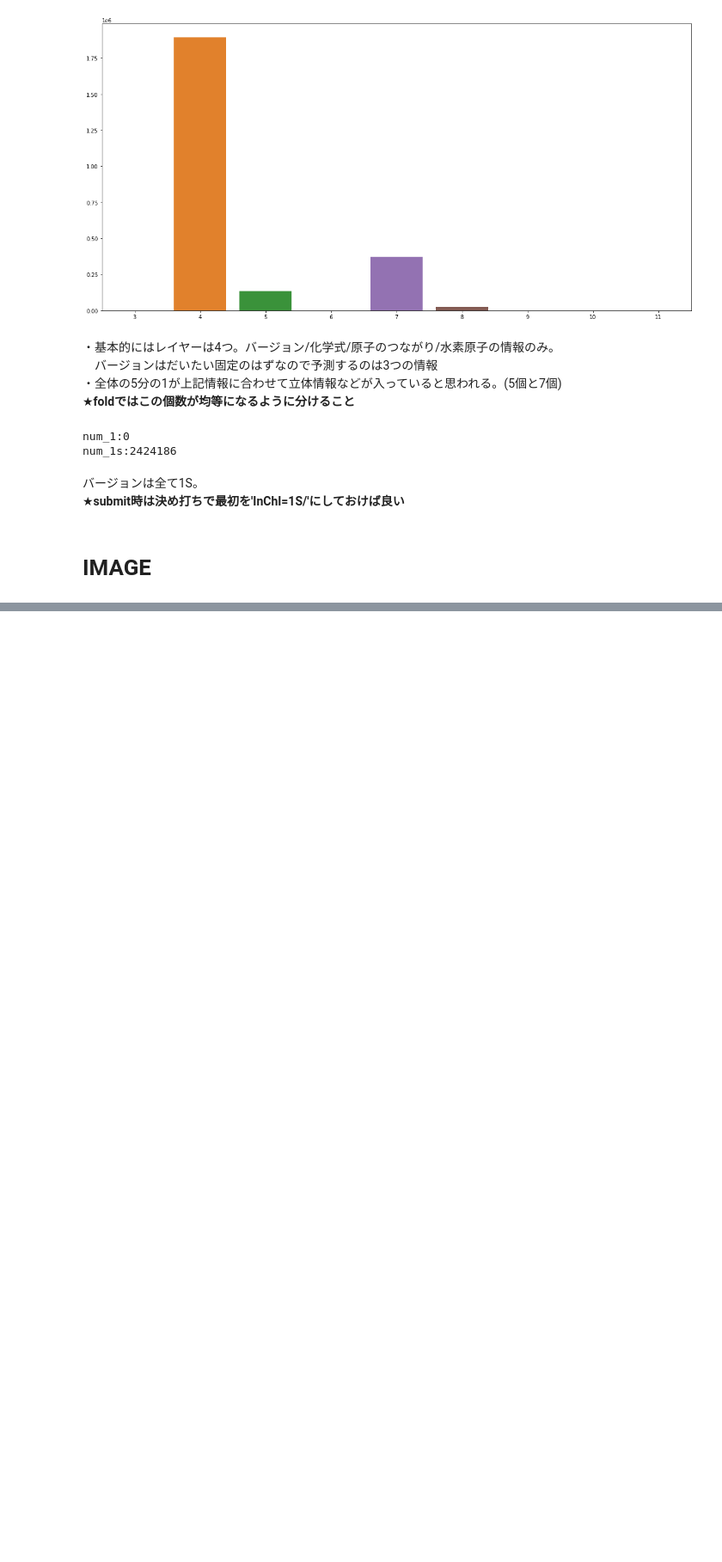
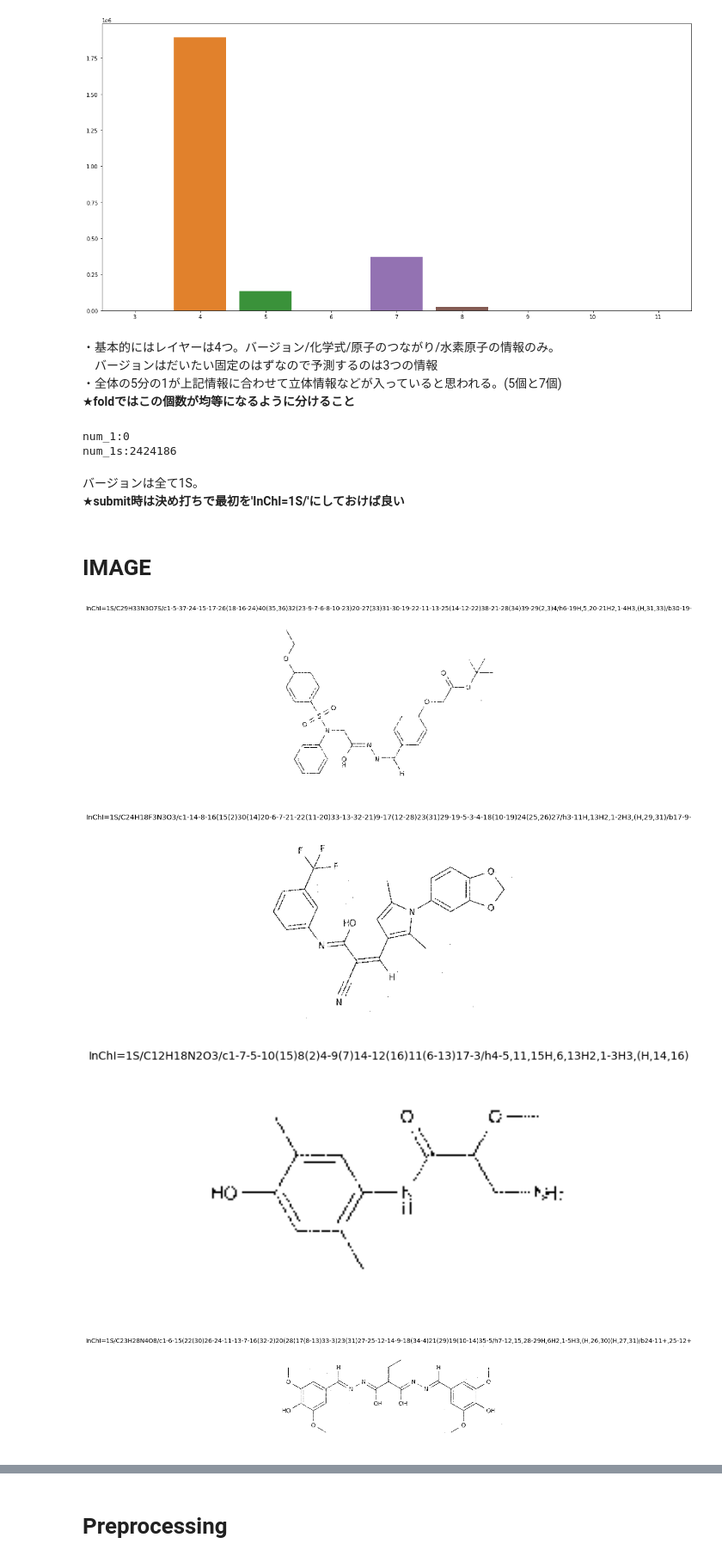
Before and after one commit to ShinAnase/BMS_MolTrans, a Jupyter notebook: EDA.ipynb, the cells around one changed output, grey strips where cells are left out. Shown at 86% size. Saved outputs shown, nothing was run; the diff lists cells and outputs as text; code cells hidden in the pictures; blank space fills up the shorter version.

```diff
--- a/EDA.ipynb
+++ b/EDA.ipynb
@@ -170,6 +172,44 @@ num_1s:2424186
 # IMAGE
 # %%
 def convert_image_id_2_path(image_id: str) -> str:
-    return "../input/bms-molecular-translation/train/{}/{}/{}/{}.png".format(
+    return INPUT + "/train/{}/{}/{}/{}.png".format(
         image_id[0], image_id[1], image_id[2], image_id
     )
+# %%
+def visualize_train_batch(image_ids, labels):
+    plt.figure(figsize=(16, 12))
+
+    for ind, (image_id, label) in enumerate(zip(image_ids, labels)):
+        plt.subplot(3, 3, ind + 1)
+        image = cv2.imread(convert_image_id_2_path(image_id))
+        image = cv2.cvtColor(image, cv2.COLOR_BGR2RGB)
+
+        plt.imshow(image)
+#         print(f"{ind}: {label}")
+        plt.title(f"{label[:30]}...", fontsize=10)
+        plt.axis("off")
+
+    plt.show()
+
+def visualize_train_image(image_id, label):
+    plt.figure(figsize=(10, 8))
+
+    image = cv2.imread(convert_image_id_2_path(image_id))
+    image = cv2.cvtColor(image, cv2.COLOR_BGR2RGB)
+
+    plt.imshow(image)
+    plt.title(f"{label}", fontsize=14)
+    plt.axis("off")
+
+    plt.show()
+# %%
+sample_row = df_train_labels.sample(5).reset_index(drop=True)
+for i in range(5):
+    visualize_train_image(
+        sample_row["image_id"][i], sample_row["InChI"][i]
+    )
+# %% [output]
+[figure, added]
+[figure, added]
+[figure, added]
+[figure, added]
@@ -175,0 +217,2 @@ def convert_image_id_2_path(image_id: str) -> str:
+# %% [markdown]
+# Preprocessing
```
Also changed, not shown: parts of 10 cells of this notebook, 1 other file.
